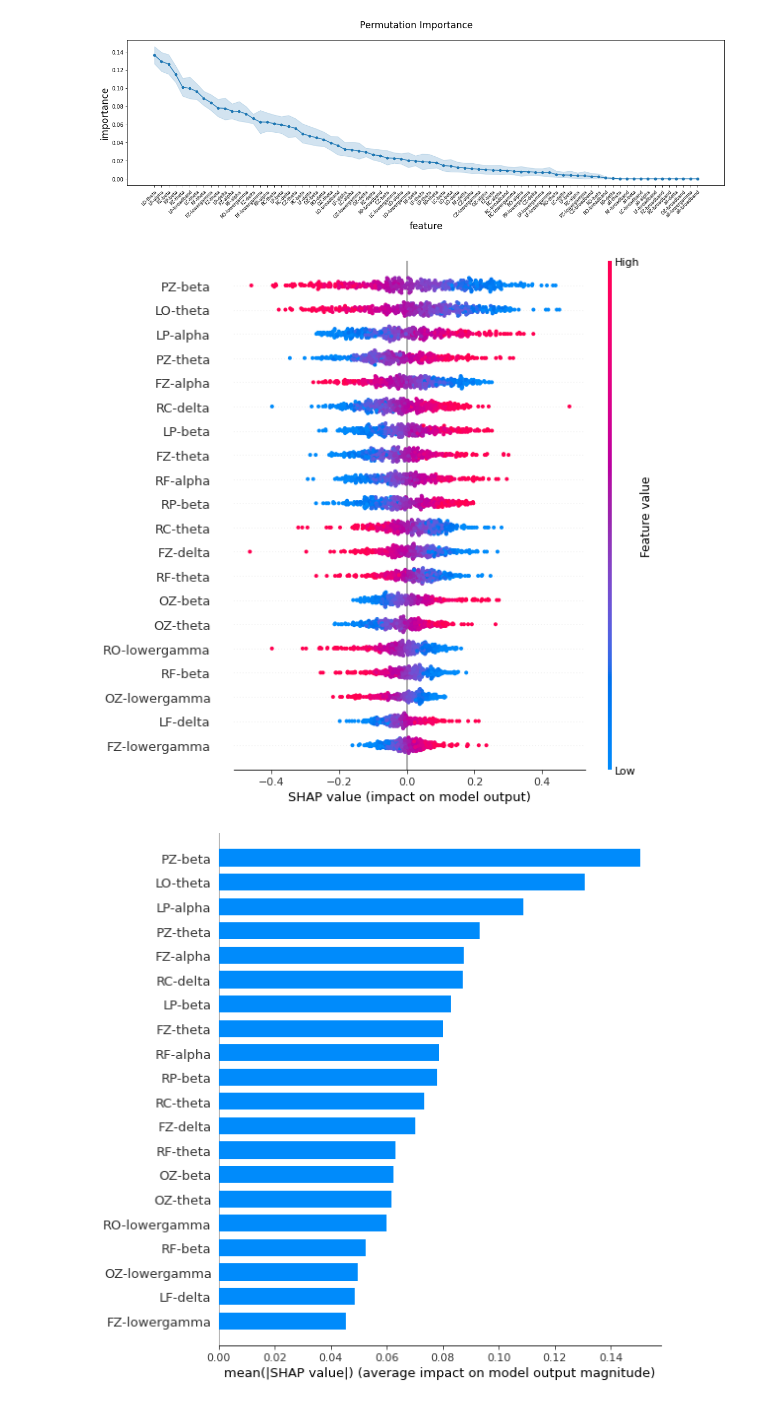
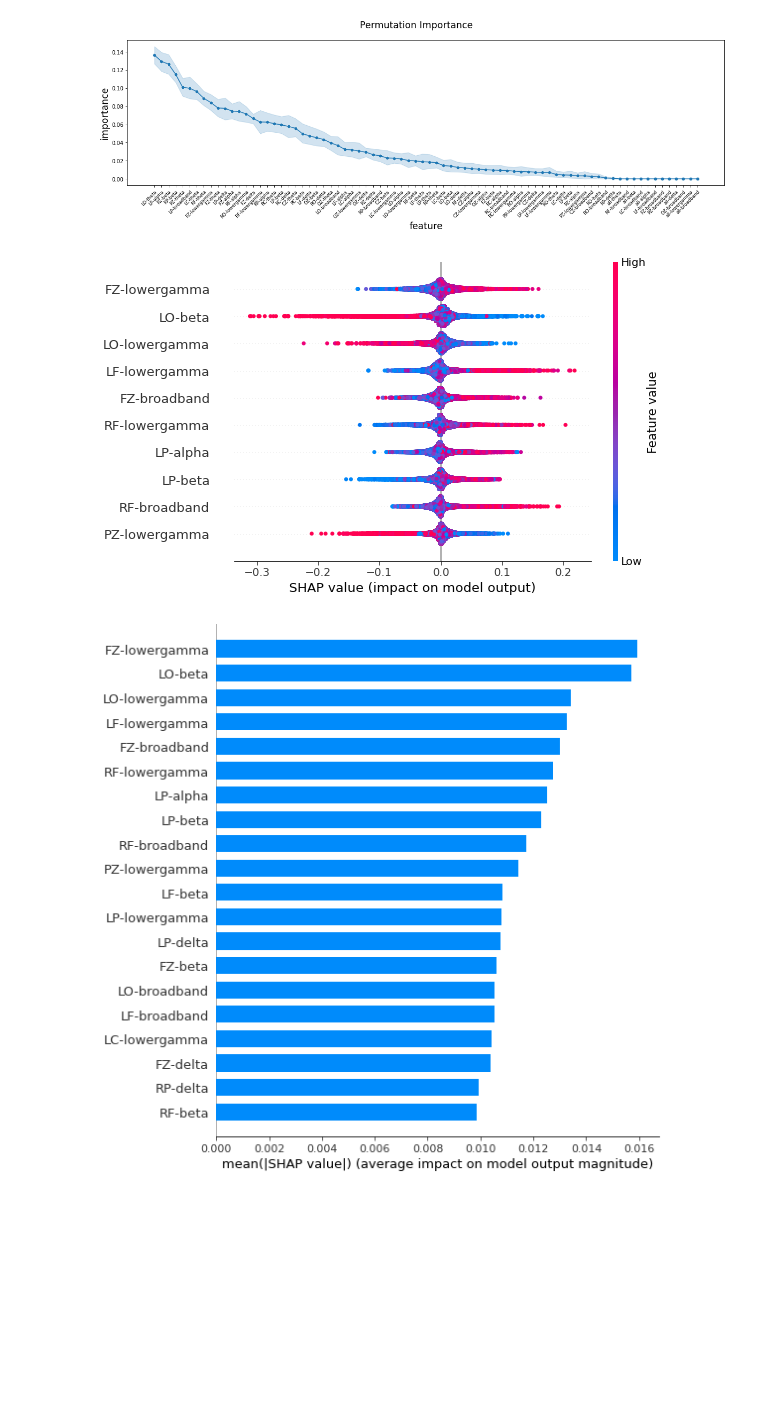
Before and after one commit to sycomix/SuggNet, a Jupyter notebook: notebooks/classification/2 PSD Classification.ipynb, the cells around one changed output. Drawn from its saved outputs; the diff is of its cells as text; code cells hidden in the pictures; blank space fills up the shorter version.

```diff
--- a/notebooks/classification/2 PSD Classification.ipynb
+++ b/notebooks/classification/2 PSD Classification.ipynb
@@ -145,7 +196,47 @@ shap_values = explainer(X)
+# %%
+# SHAP
+
+# %conda install -c conda-forge shap
+
+import shap
+
+shap_values_cv = []
+X_test_indexes_cv = []
+y_test_cv = []
+y_pred_cv = []
+
+cv = RepeatedStratifiedKFold(n_splits=5, n_repeats=100)
+
+for train, test in tqdm(cv.split(X, y), total=cv.get_n_splits()):
+    pipe.fit(X.iloc[train], y.iloc[train])
+    y_pred = pipe.predict(X.iloc[test])
+    # TODO: check if model is a treebased one, otherwise use shap.Explainer and clf.predict_proba
+    explainer = shap.TreeExplainer(pipe.named_steps['clf'], X.iloc[train],
+                                   output_names=pipe.named_steps['clf'].classes_)
+    _shap_values = explainer(X.iloc[test], check_additivity=False)
+    shap_values_cv.append(_shap_values)
+    X_test_indexes_cv.append(test)
+    y_test_cv.append(y.iloc[test])
+    y_pred_cv.append(y_pred)
+# %%
+# merge shap_values_cv into a single shap values array
+
+X_test = X.iloc[np.hstack(X_test_indexes_cv)]
+y_test = np.hstack(y_test_cv)
+y_pred = np.hstack(y_pred_cv)
+
+shap_values = shap.Explanation(
+    values=np.vstack([sh.values for sh in shap_values_cv]),
+    base_values=np.vstack([sh.base_values for sh in shap_values_cv]),
+    data=np.vstack([sh.data for sh in shap_values_cv]),
+    feature_names=shap_values_cv[0].feature_names,
+    output_names=shap_values_cv[0].output_names,
+    output_indexes=y_pred
+)
 # %%
-shap.summary_plot(shap_values[..., 1], X)
-shap.summary_plot(shap_values[..., 1], X, plot_type='bar')
+shap.summary_plot(shap_values.values[..., 1], X_test, max_display=10)
+shap.summary_plot(shap_values.values[..., 1], X_test, plot_type='bar')
 # %% [output]
-[figure, old version]
+[figure, new version]
-[figure, old version]
+[figure, new version]
 # %%
```
Also changed, not shown: parts of 9 cells of this notebook.
